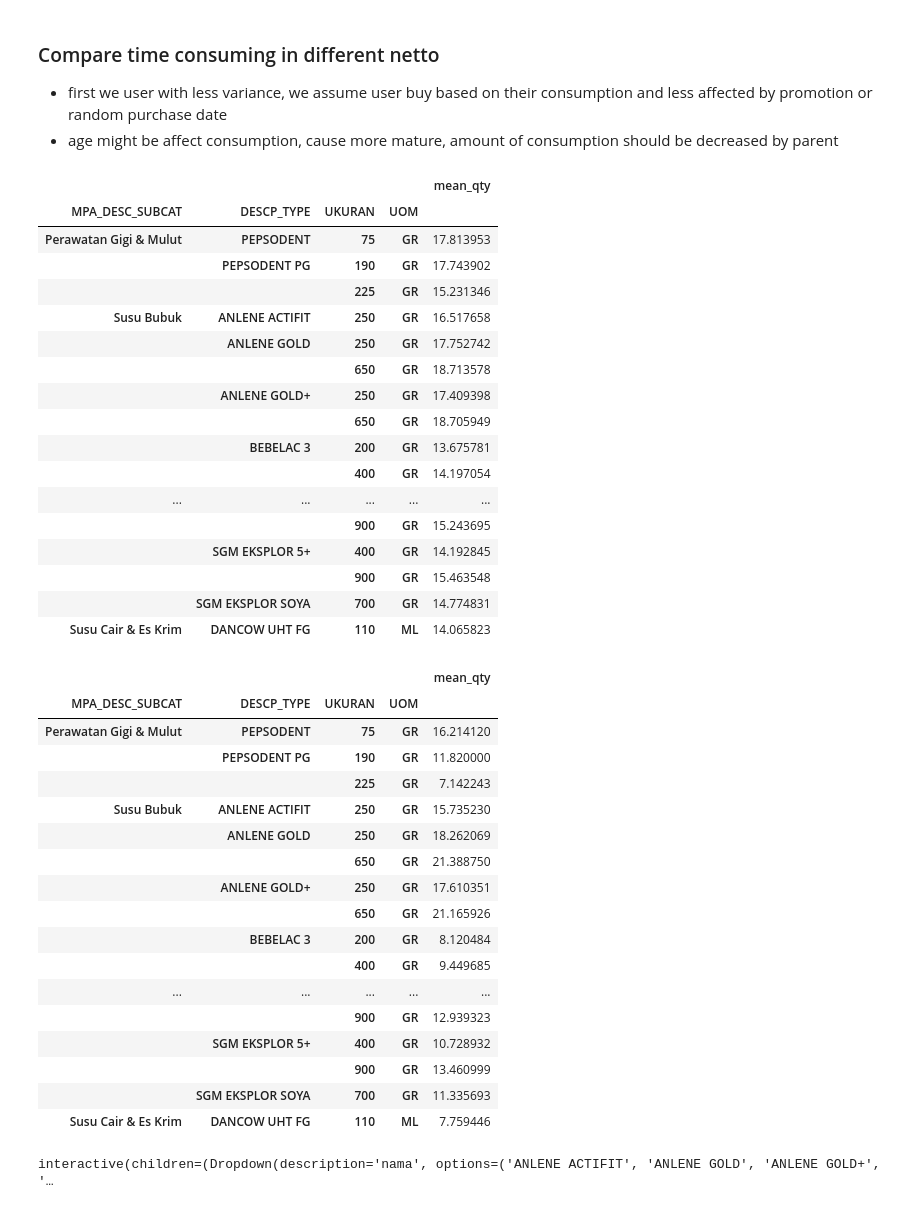
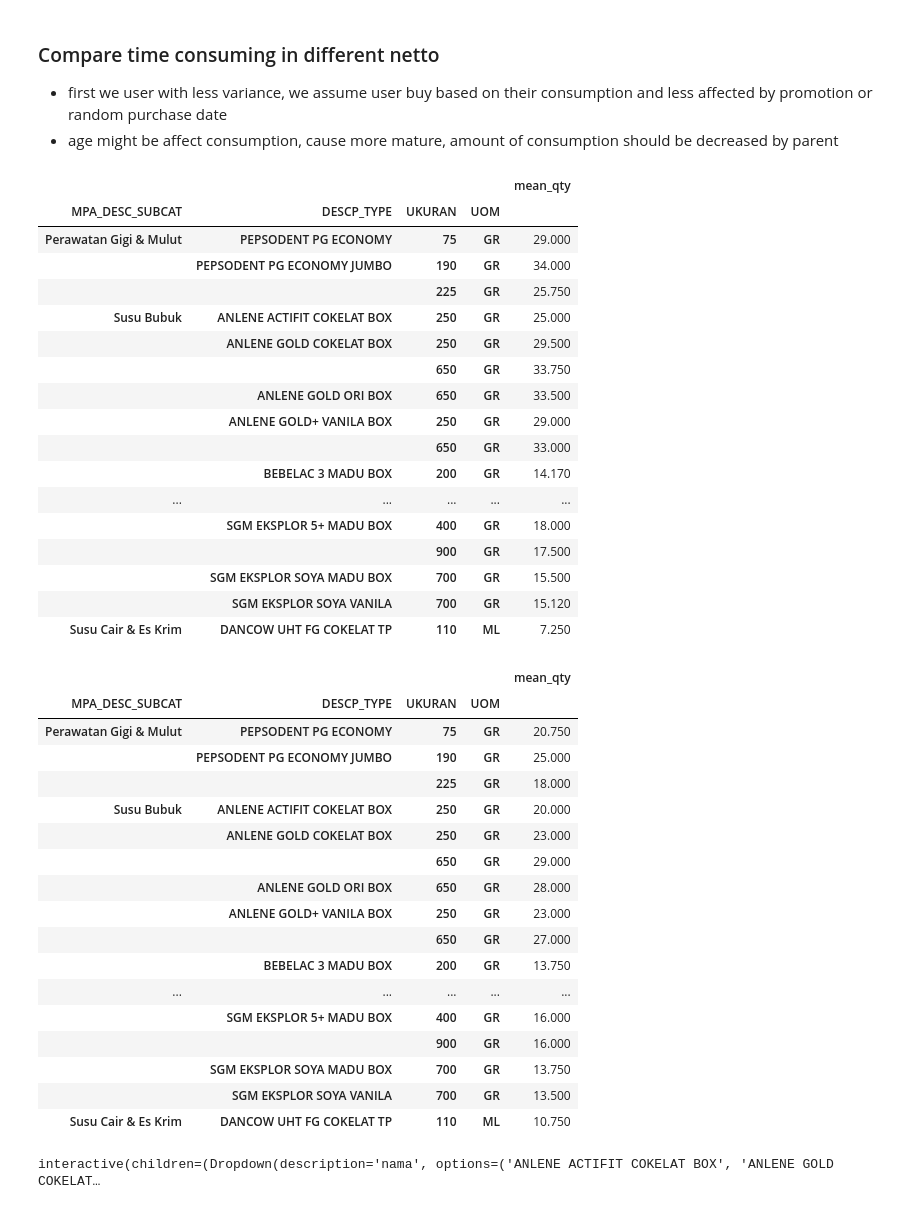
Before and after one commit to akhiyarwaladi/next_order_date, a Jupyter notebook: diff_between_order.ipynb, the cells around one changed output. Cells and saved outputs as stored; diff of their text form; code cells hidden in the pictures.

```diff
--- a/diff_between_order.ipynb
+++ b/diff_between_order.ipynb
@@ -123,7 +161,7 @@ df_nas['UKURAN']= df_nas['UKURAN_NORM']
 df = pd.merge(df_seq, df_nas, left_on='TR_PLU_PCS', right_on='ITEM_N')[list(df_seq) + ['DESCP','UKURAN','UOM']]
 df = df[df['TRF_DATE'].notnull()]
 
-min_freq = 6
+min_freq = 3
 df_hist = df[df['TRF_DATE'].apply(lambda x: len(x)) >= min_freq]
 # %%
 df_hist.head()
@@ -258,5 +463,5 @@ train_descp['UKURAN'] = train_descp['UKURAN'].astype(int)
 # train_descp_cond = train_descp[train_descp['variance'] < 100]
 # train_descp_cond.groupby('UKURAN').agg({'mean_qty':'mean'})
 # %%
-train_descp['DESCP_TYPE'] = train_descp['DESCP'].str.split(' ').str[0:-3].str.join(' ')
+train_descp['DESCP_TYPE'] = train_descp['DESCP'].str.split(' ').str[0:-1].str.join(' ')
 # %%
@@ -264,46 +469,46 @@ train_descp_  = train_descp[(train_descp['mean_qty'] >= 6) & (train_descp['mean_
 # %%
-train_descp_.groupby(['MPA_DESC_SUBCAT','DESCP_TYPE','UKURAN','UOM']).agg({'mean_qty':'mean'})
+train_descp.groupby(['MPA_DESC_SUBCAT','DESCP_TYPE','UKURAN','UOM']).agg({'mean_qty':'median'})
 # %% [output]
 |  |  |  |  | mean_qty |
 | MPA_DESC_SUBCAT | DESCP_TYPE | UKURAN | UOM |  |
-| Perawatan Gigi & Mulut | PEPSODENT | 75 | GR | 17.813953 |
-|  | PEPSODENT PG | 190 | GR | 17.743902 |
-|  |  | 225 | GR | 15.231346 |
-| Susu Bubuk | ANLENE ACTIFIT | 250 | GR | 16.517658 |
-|  | ANLENE GOLD | 250 | GR | 17.752742 |
-|  |  | 650 | GR | 18.713578 |
-|  | ANLENE GOLD+ | 250 | GR | 17.409398 |
-|  |  | 650 | GR | 18.705949 |
-|  | BEBELAC 3 | 200 | GR | 13.675781 |
-|  |  | 400 | GR | 14.197054 |
+| Perawatan Gigi & Mulut | PEPSODENT PG ECONOMY | 75 | GR | 29.000 |
+|  | PEPSODENT PG ECONOMY JUMBO | 190 | GR | 34.000 |
+|  |  | 225 | GR | 25.750 |
+| Susu Bubuk | ANLENE ACTIFIT COKELAT BOX | 250 | GR | 25.000 |
+|  | ANLENE GOLD COKELAT BOX | 250 | GR | 29.500 |
+|  |  | 650 | GR | 33.750 |
+|  | ANLENE GOLD ORI BOX | 650 | GR | 33.500 |
+|  | ANLENE GOLD+ VANILA BOX | 250 | GR | 29.000 |
+|  |  | 650 | GR | 33.000 |
+|  | BEBELAC 3 MADU BOX | 200 | GR | 14.170 |
 | ... | ... | ... | ... | ... |
-|  |  | 900 | GR | 15.243695 |
-|  | SGM EKSPLOR 5+ | 400 | GR | 14.192845 |
-|  |  | 900 | GR | 15.463548 |
-|  | SGM EKSPLOR SOYA | 700 | GR | 14.774831 |
-| Susu Cair & Es Krim | DANCOW UHT FG | 110 | ML | 14.065823 |
+|  | SGM EKSPLOR 5+ MADU BOX | 400 | GR | 18.000 |
+|  |  | 900 | GR | 17.500 |
+|  | SGM EKSPLOR SOYA MADU BOX | 700 | GR | 15.500 |
+|  | SGM EKSPLOR SOYA VANILA | 700 | GR | 15.120 |
+| Susu Cair & Es Krim | DANCOW UHT FG COKELAT TP | 110 | ML | 7.250 |
 # %%
-train_descp_cond = train_descp[train_descp['variance'] < 80]
-train_descp_cond.groupby(['MPA_DESC_SUBCAT','DESCP_TYPE','UKURAN','UOM']).agg({'mean_qty':'mean'})
+train_descp_cond = train_descp[(train_descp['variance'] < 400) & (train_descp['mean_qty'] >= 5) & (train_descp['mean_qty'] <= 50)]
+train_descp_cond.groupby(['MPA_DESC_SUBCAT','DESCP_TYPE','UKURAN','UOM']).agg({'mean_qty':'median'})
 # %% [output]
 |  |  |  |  | mean_qty |
 | MPA_DESC_SUBCAT | DESCP_TYPE | UKURAN | UOM |  |
-| Perawatan Gigi & Mulut | PEPSODENT | 75 | GR | 16.214120 |
-|  | PEPSODENT PG | 190 | GR | 11.820000 |
-|  |  | 225 | GR | 7.142243 |
-| Susu Bubuk | ANLENE ACTIFIT | 250 | GR | 15.735230 |
-|  | ANLENE GOLD | 250 | GR | 18.262069 |
-|  |  | 650 | GR | 21.388750 |
-|  | ANLENE GOLD+ | 250 | GR | 17.610351 |
-|  |  | 650 | GR | 21.165926 |
-|  | BEBELAC 3 | 200 | GR | 8.120484 |
-|  |  | 400 | GR | 9.449685 |
+| Perawatan Gigi & Mulut | PEPSODENT PG ECONOMY | 75 | GR | 20.750 |
+|  | PEPSODENT PG ECONOMY JUMBO | 190 | GR | 25.000 |
+|  |  | 225 | GR | 18.000 |
+| Susu Bubuk | ANLENE ACTIFIT COKELAT BOX | 250 | GR | 20.000 |
+|  | ANLENE GOLD COKELAT BOX | 250 | GR | 23.000 |
+|  |  | 650 | GR | 29.000 |
+|  | ANLENE GOLD ORI BOX | 650 | GR | 28.000 |
+|  | ANLENE GOLD+ VANILA BOX | 250 | GR | 23.000 |
+|  |  | 650 | GR | 27.000 |
+|  | BEBELAC 3 MADU BOX | 200 | GR | 13.750 |
 | ... | ... | ... | ... | ... |
-|  |  | 900 | GR | 12.939323 |
-|  | SGM EKSPLOR 5+ | 400 | GR | 10.728932 |
-|  |  | 900 | GR | 13.460999 |
-|  | SGM EKSPLOR SOYA | 700 | GR | 11.335693 |
-| Susu Cair & Es Krim | DANCOW UHT FG | 110 | ML | 7.759446 |
+|  | SGM EKSPLOR 5+ MADU BOX | 400 | GR | 16.000 |
+|  |  | 900 | GR | 16.000 |
+|  | SGM EKSPLOR SOYA MADU BOX | 700 | GR | 13.750 |
+|  | SGM EKSPLOR SOYA VANILA | 700 | GR | 13.500 |
+| Susu Cair & Es Krim | DANCOW UHT FG COKELAT TP | 110 | ML | 10.750 |
 # %%
 from ipywidgets import interact, interact_manual
 @interact_manual
@@ -320,4 +525,4 @@ def show_articles_more_than(nama = sorted(list(train_descp['DESCP_TYPE'].unique(
         sample_n = show_data.shape[0]
     return show_data.sample(sample_n)
 # %% [output]
-interactive(children=(Dropdown(description='nama', options=('ANLENE ACTIFIT', 'ANLENE GOLD', 'ANLENE GOLD+', '…
+interactive(children=(Dropdown(description='nama', options=('ANLENE ACTIFIT COKELAT BOX', 'ANLENE GOLD COKELAT…
```
Also changed, not shown: parts of 31 cells of this notebook.
